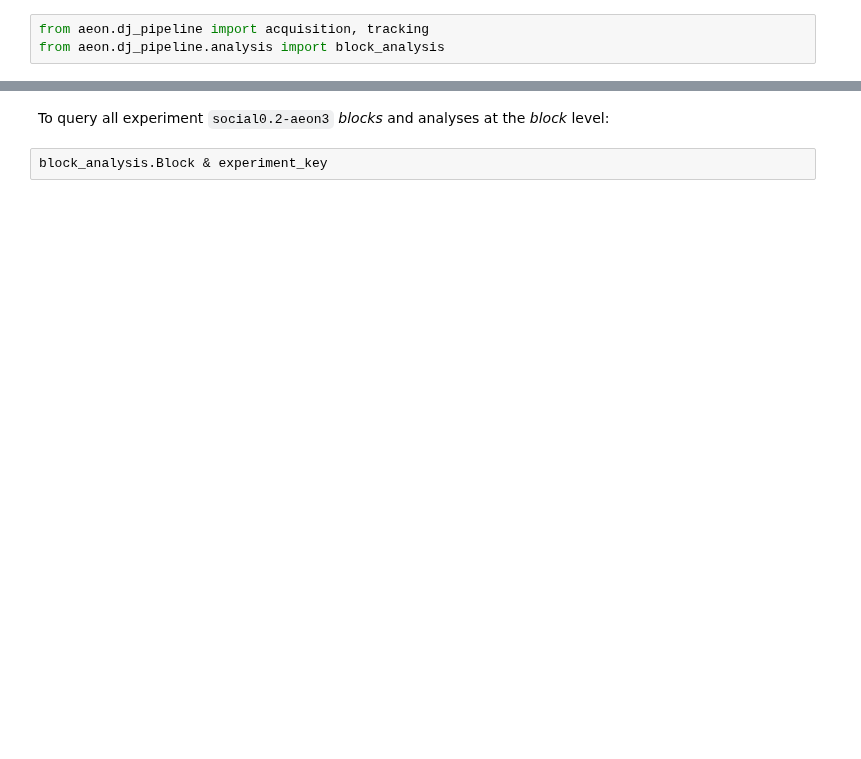
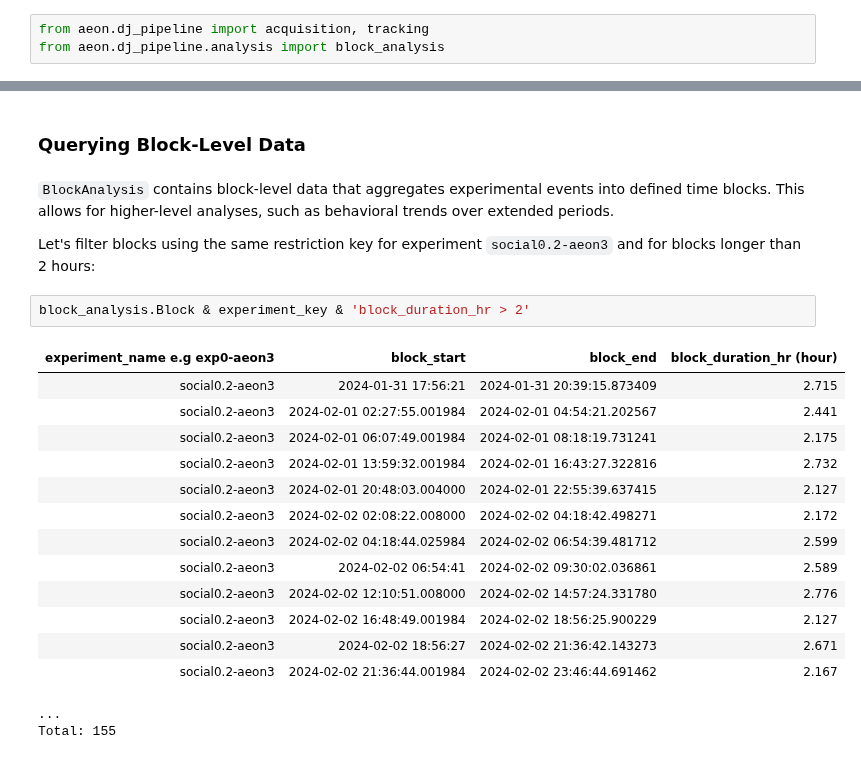
Before and after one commit to SainsburyWellcomeCentre/aeon_docs, a Jupyter notebook: src/user/how_to/dj_querying_data.ipynb, the cells around one changed output, grey strips where cells are left out. Saved outputs shown, nothing was run; the diff lists cells and outputs as text; blank space fills up the shorter version.

```diff
--- a/src/user/how_to/dj_querying_data.ipynb
+++ b/src/user/how_to/dj_querying_data.ipynb
@@ -37,5 +138,25 @@ tracking.SLEAPTracking.Part & experiment_key
-# %% [markdown]
-To query all experiment `social0.2-aeon3` _blocks_ and analyses at the _block_ level:
+# %% [markdown]
+### Querying Block-Level Data
+# %% [markdown]
+`BlockAnalysis` contains block-level data that aggregates experimental events into defined time blocks. This allows for higher-level analyses, such as behavioral trends over extended periods.
+
+Let's filter blocks using the same restriction key for experiment `social0.2-aeon3` and for blocks longer than 2 hours:
 # %%
-block_analysis.Block & experiment_key
+block_analysis.Block & experiment_key & 'block_duration_hr > 2'
+# %% [output]
+| experiment_name e.g exp0-aeon3 | block_start | block_end | block_duration_hr (hour) |
+| social0.2-aeon3 | 2024-01-31 17:56:21 | 2024-01-31 20:39:15.873409 | 2.715 |
+| social0.2-aeon3 | 2024-02-01 02:27:55.001984 | 2024-02-01 04:54:21.202567 | 2.441 |
+| social0.2-aeon3 | 2024-02-01 06:07:49.001984 | 2024-02-01 08:18:19.731241 | 2.175 |
+| social0.2-aeon3 | 2024-02-01 13:59:32.001984 | 2024-02-01 16:43:27.322816 | 2.732 |
+| social0.2-aeon3 | 2024-02-01 20:48:03.004000 | 2024-02-01 22:55:39.637415 | 2.127 |
+| social0.2-aeon3 | 2024-02-02 02:08:22.008000 | 2024-02-02 04:18:42.498271 | 2.172 |
+| social0.2-aeon3 | 2024-02-02 04:18:44.025984 | 2024-02-02 06:54:39.481712 | 2.599 |
+| social0.2-aeon3 | 2024-02-02 06:54:41 | 2024-02-02 09:30:02.036861 | 2.589 |
+| social0.2-aeon3 | 2024-02-02 12:10:51.008000 | 2024-02-02 14:57:24.331780 | 2.776 |
+| social0.2-aeon3 | 2024-02-02 16:48:49.001984 | 2024-02-02 18:56:25.900229 | 2.127 |
+| social0.2-aeon3 | 2024-02-02 18:56:27 | 2024-02-02 21:36:42.143273 | 2.671 |
+| social0.2-aeon3 | 2024-02-02 21:36:44.001984 | 2024-02-02 23:46:44.691462 | 2.167 |
+...
+Total: 155
 # %%
```
Also changed, not shown: parts of 44 cells of this notebook.
